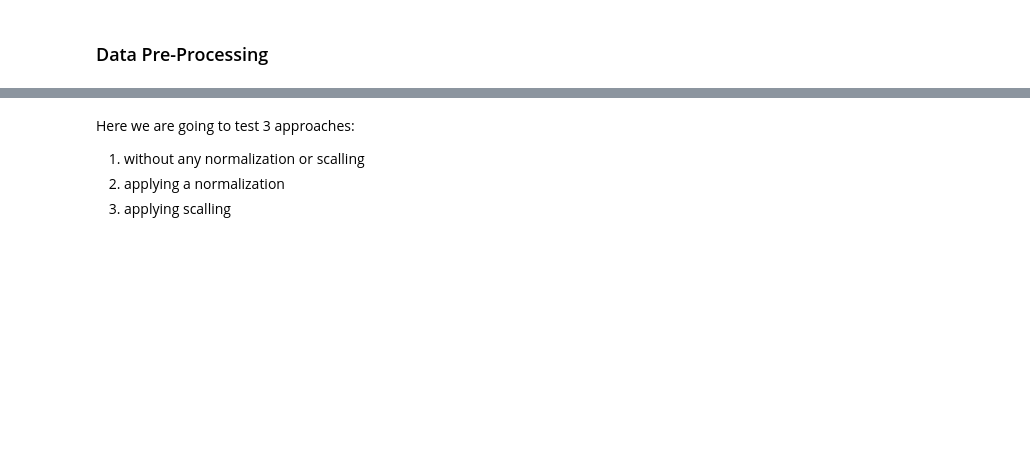
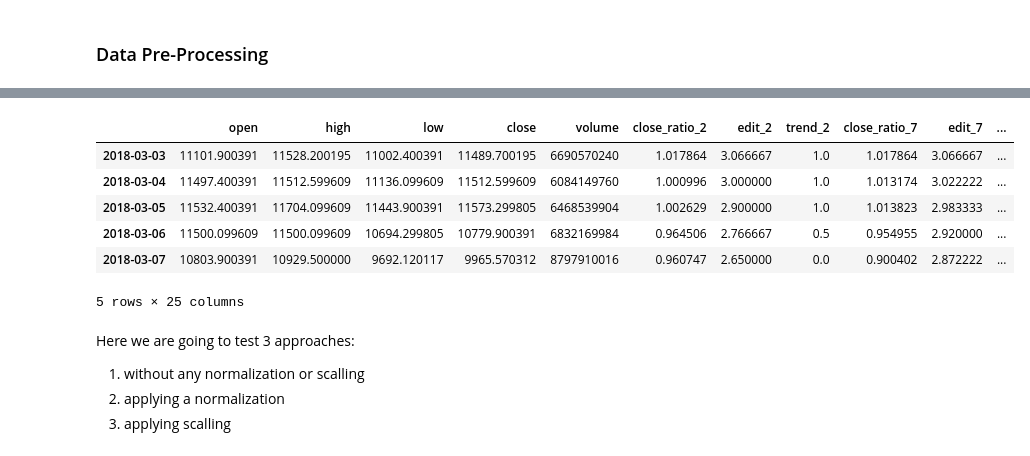
Before and after one commit to marcosnataqs/bitcoin_trend_prediction, a Jupyter notebook: ml_model_training/btc_trend_prediction_model.ipynb, the cells around one changed output, grey strips where cells are left out. Saved outputs shown, nothing was run; the diff lists cells and outputs as text; code cells hidden in the pictures; blank space fills up the shorter version.

```diff
--- a/ml_model_training/btc_trend_prediction_model.ipynb
+++ b/ml_model_training/btc_trend_prediction_model.ipynb
@@ -64,3 +129,22 @@ new_data.info()
+# %%
+new_data.dropna(inplace=True)
+# %%
+reorg_columns = ['open', 'high', 'low', 'close', 'volume', 'close_ratio_2',
+       'edit_2', 'trend_2', 'close_ratio_7', 'edit_7', 'trend_7',
+       'close_ratio_30', 'edit_30', 'trend_30', 'close_ratio_60', 'edit_60',
+       'trend_60', 'close_ratio_365', 'edit_365', 'trend_365', 'edit_count_y',
+       'sentiment_y', 'neg_sentiment_y', 'fng_index_y','target']
+
+new_data = new_data[reorg_columns]
+new_data.head()
+# %% [output]
+|  | open | high | low | close | volume | close_ratio_2 | edit_2 | trend_2 | close_ratio_7 | edit_7 | ... |
+| 2018-03-03 | 11101.900391 | 11528.200195 | 11002.400391 | 11489.700195 | 6690570240 | 1.017864 | 3.066667 | 1.0 | 1.017864 | 3.066667 | ... |
+| 2018-03-04 | 11497.400391 | 11512.599609 | 11136.099609 | 11512.599609 | 6084149760 | 1.000996 | 3.000000 | 1.0 | 1.013174 | 3.022222 | ... |
+| 2018-03-05 | 11532.400391 | 11704.099609 | 11443.900391 | 11573.299805 | 6468539904 | 1.002629 | 2.900000 | 1.0 | 1.013823 | 2.983333 | ... |
+| 2018-03-06 | 11500.099609 | 11500.099609 | 10694.299805 | 10779.900391 | 6832169984 | 0.964506 | 2.766667 | 0.5 | 0.954955 | 2.920000 | ... |
+| 2018-03-07 | 10803.900391 | 10929.500000 | 9692.120117 | 9965.570312 | 8797910016 | 0.960747 | 2.650000 | 0.0 | 0.900402 | 2.872222 | ... |
+5 rows × 25 columns
 # %%
 # Defining the predictors Columns
 predictors: List[str] = ['open', 'high', 'low', 'close', 'volume', 'close_ratio_2',
```
Also changed, not shown: parts of 35 cells of this notebook, 1 other file.
